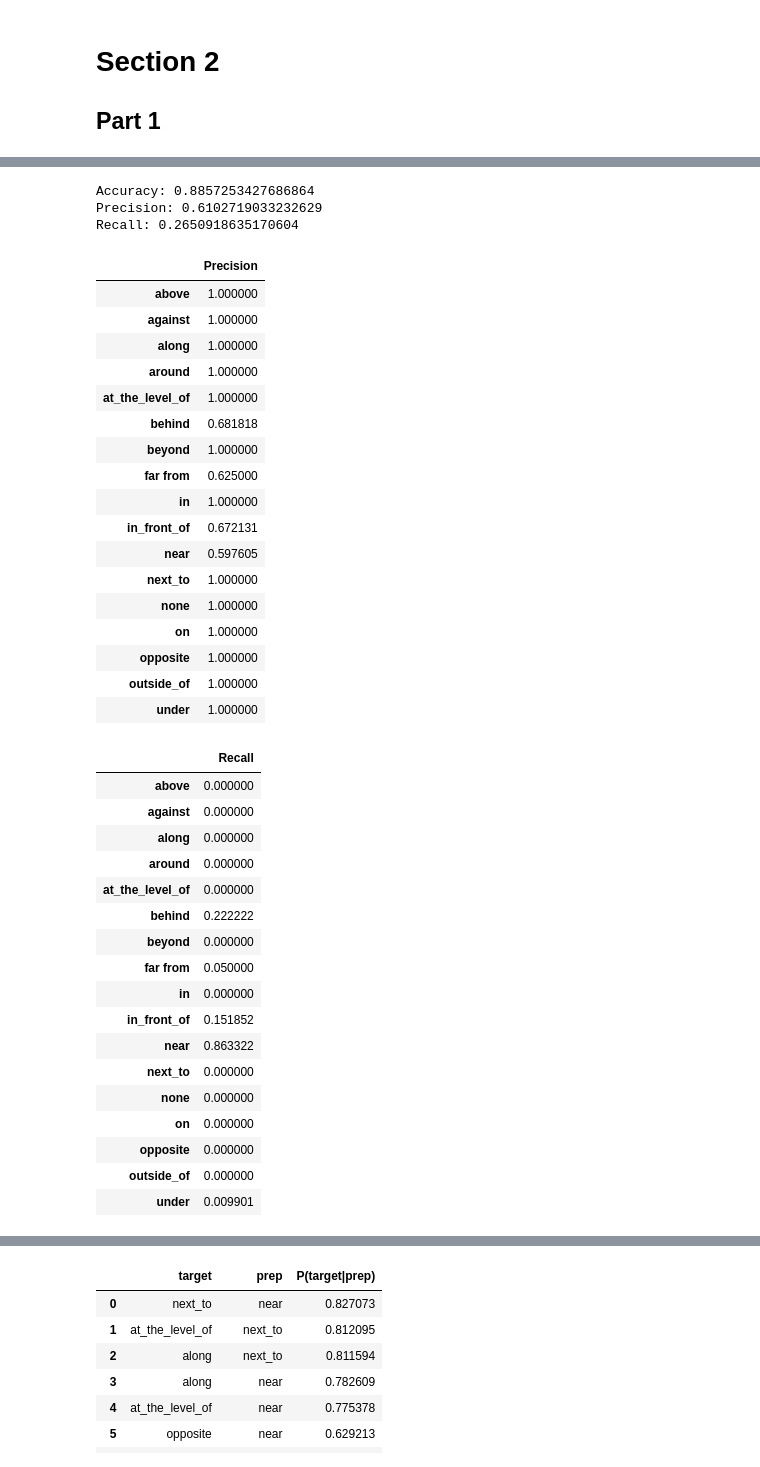
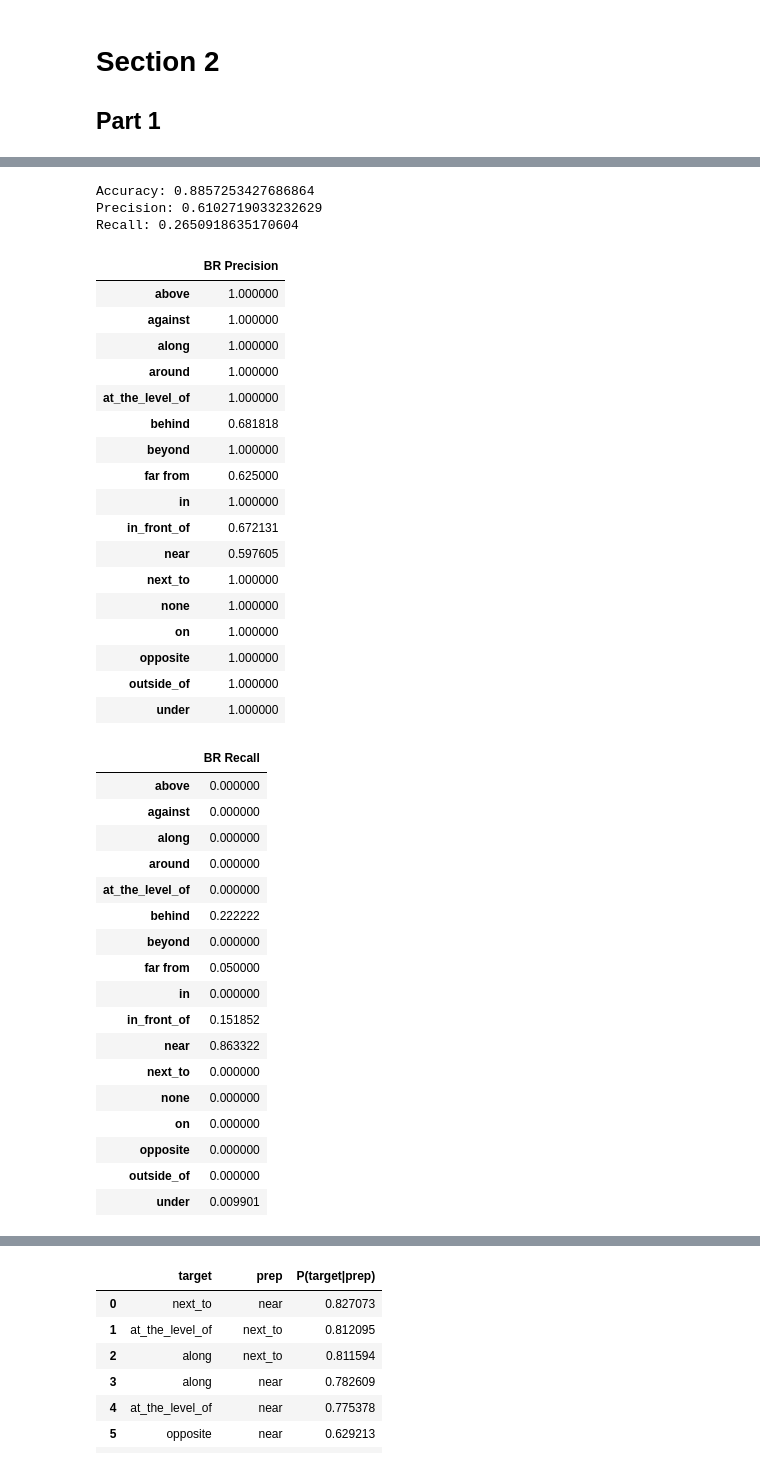
Before and after one commit to Zach128/CCE5225-assignment-2, a Jupyter notebook: CCE5225_Assignment_II_PGM_2020-21.ipynb, the cells around one changed output, grey strips where cells are left out. Saved outputs shown, nothing was run; the diff lists cells and outputs as text; code cells hidden in the pictures.

```diff
--- a/CCE5225_Assignment_II_PGM_2020-21.ipynb
+++ b/CCE5225_Assignment_II_PGM_2020-21.ipynb
@@ -539,36 +540,36 @@ Best estimator achieved an accuracy score of 0.0338582981958941 and trained in 1
 # %%
 # 4.b Metrics on the trained models from 4.a
 
 
 # Next, compute the metrics accordingly.
-acc = getAccuracy(predictions, yTest)
-pre = getPrecision(predictions, yTest)
-rec = getRecall(predictions, yTest)
-prePerLabel = getMultiLabelPrecision(predictions, yTest)
-recPerLabel = getMultiLabelRecall(predictions, yTest)
+brAcc = getAccuracy(predictions, yTest)
+brPre = getPrecision(predictions, yTest)
+brRec = getRecall(predictions, yTest)
+brPrePerLabel = getMultiLabelPrecision(predictions, yTest)
+brRecPerLabel = getMultiLabelRecall(predictions, yTest)
 
 # In the case of the multi-label metrics, convert them into dataframes for readability.
-prePerLabel = pandas.DataFrame(prePerLabel, index=out_one_hot.classes_, columns=['Precision'])
-recPerLabel = pandas.DataFrame(recPerLabel, index=out_one_hot.classes_, columns=['Recall'])
+brPrePerLabel = pandas.DataFrame(brPrePerLabel, index=out_one_hot.classes_, columns=['BR Precision'])
+brRecPerLabel = pandas.DataFrame(brRecPerLabel, index=out_one_hot.classes_, columns=['BR Recall'])
 
-print(f'Accuracy: {acc}')
-print(f'Precision: {pre}')
-print(f'Recall: {rec}')
-display(prePerLabel)
-display(recPerLabel)
+print(f'Accuracy: {brAcc}')
+print(f'Precision: {brPre}')
+print(f'Recall: {brRec}')
+display(brPrePerLabel)
+display(brRecPerLabel)
 
 saveAnswer({
-    'accuracy': acc,
-    'precision': pre,
-    'recall': rec,
-    'multiPrecision': prePerLabel,
-    'recPerLabel': recPerLabel
+    'accuracy': brAcc,
+    'precision': brPre,
+    'recall': brRec,
+    'multiPrecision': brPrePerLabel,
+    'recPerLabel': brRecPerLabel
 }, '4.b')
 # %% [output]
 Accuracy: 0.8857253427686864
 Precision: 0.6102719033232629
 Recall: 0.2650918635170604
-|  | Precision |
+|  | BR Precision |
 | above | 1.000000 |
 | against | 1.000000 |
 | along | 1.000000 |
@@ -586,7 +587,7 @@ Recall: 0.2650918635170604
 | opposite | 1.000000 |
 | outside_of | 1.000000 |
 | under | 1.000000 |
-|  | Recall |
+|  | BR Recall |
 | above | 0.000000 |
 | against | 0.000000 |
 | along | 0.000000 |
```
Also changed, not shown: parts of 7 cells of this notebook, 3 other files.
